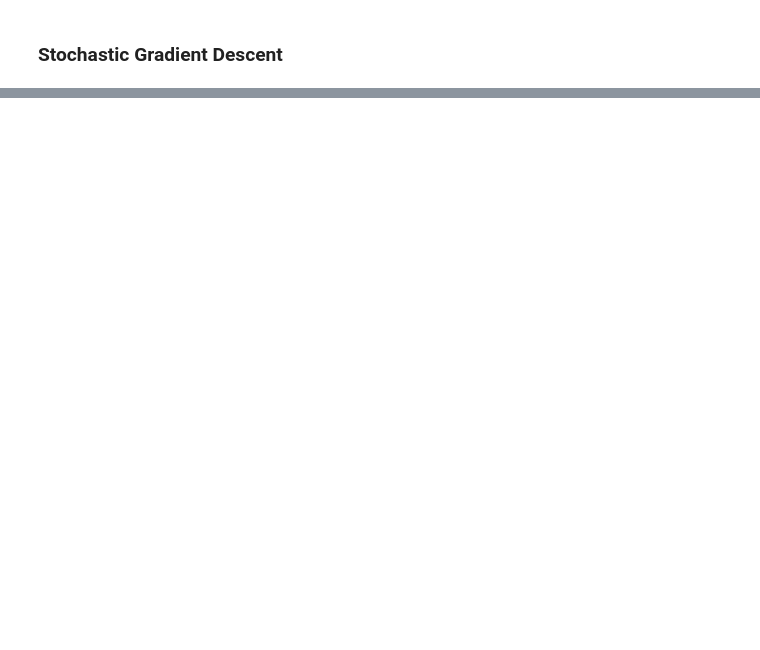
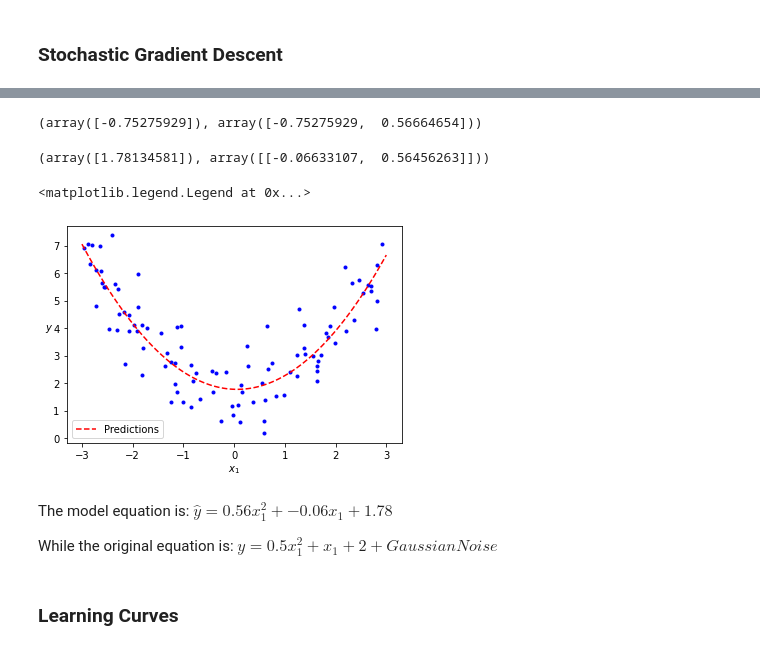
Before and after one commit to amancioandre/handson-ml, a Jupyter notebook: chapter_04/Linear Regression.ipynb, the cells around one changed output, grey strips where cells are left out. Saved outputs shown, nothing was run; the diff lists cells and outputs as text; code cells hidden in the pictures; blank space fills up the shorter version.

```diff
--- a/chapter_04/Linear Regression.ipynb
+++ b/chapter_04/Linear Regression.ipynb
@@ -159,0 +303,37 @@ plt.subplot(133); plot_gradient_descent(theta, eta=0.5)
+# %%
+# Transforming training data: adding 2nd degree polynomial - square of each feature in the training set as new
+# features.
+from sklearn.preprocessing import PolynomialFeatures
+
+poly_features = PolynomialFeatures(degree=2, include_bias=False)
+X_poly = poly_features.fit_transform(X)
+X[0], X_poly[0]
+# %% [output]
+(array([-0.75275929]), array([-0.75275929,  0.56664654]))
+# %%
+lin_reg = LinearRegression()
+lin_reg.fit(X_poly, y)
+lin_reg.intercept_, lin_reg.coef_
+# %% [output]
+(array([1.78134581]), array([[-0.06633107,  0.56456263]]))
+# %%
+X_new = np.linspace(-3,3,100).reshape(100,1)
+X_new_poly = poly_features.transform(X_new)
+y_poly_pred = lin_reg.predict(X_new_poly)
+# %%
+plt.plot(X, y, '.b')
+plt.plot(X_new, y_poly_pred, 'r--', label='Predictions')
+plt.xlabel('$x_1$')
+plt.ylabel('$y$', rotation=0)
+plt.legend(loc='lower left')
+# %% [output]
+<matplotlib.legend.Legend at 0x...>
+[figure, added]
+# %% [markdown]
+The model equation is:
+$\hat{y} = 0.56x_1^2 + -0.06x_1 + 1.78$
+
+While the original equation is:
+$y = 0.5x_1^2 + x_1 + 2 + Gaussian Noise$
+# %% [markdown]
+### Learning Curves
```
Also changed, not shown: parts of 17 cells of this notebook.
